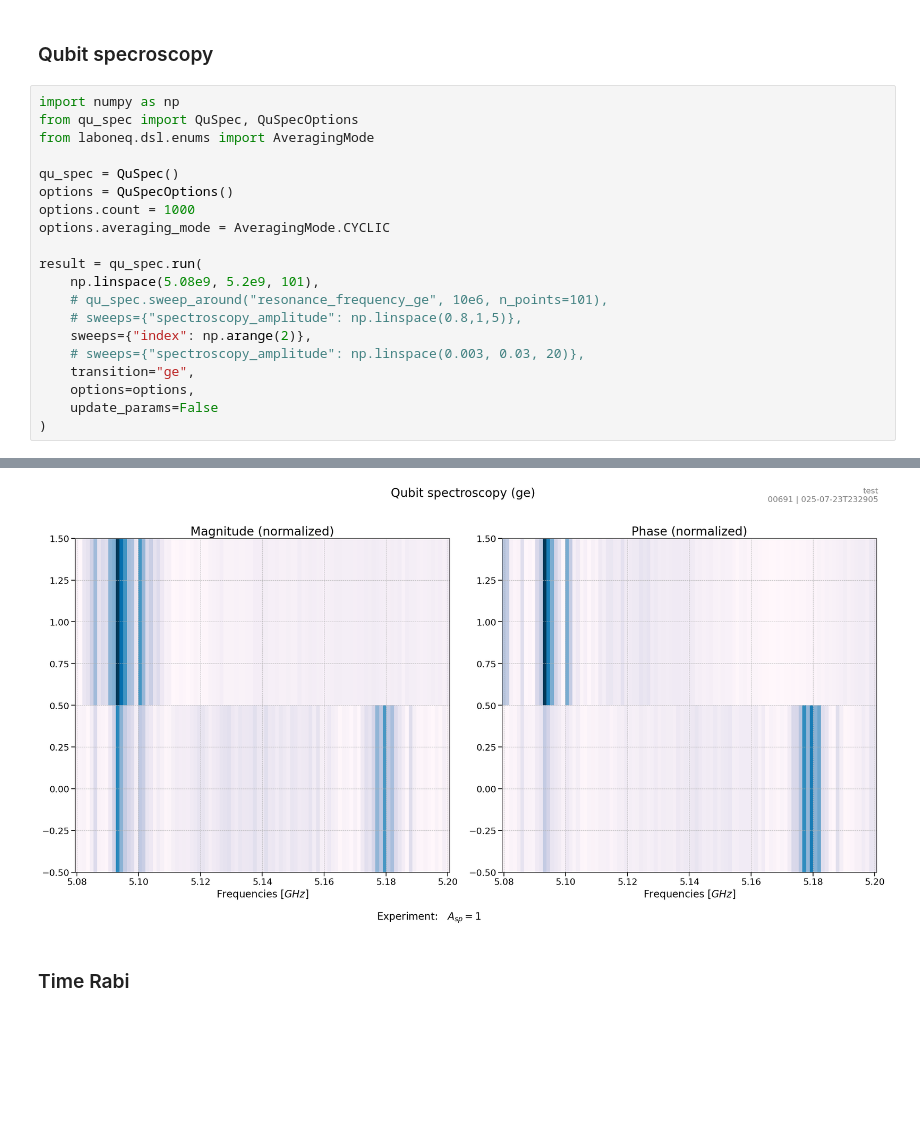
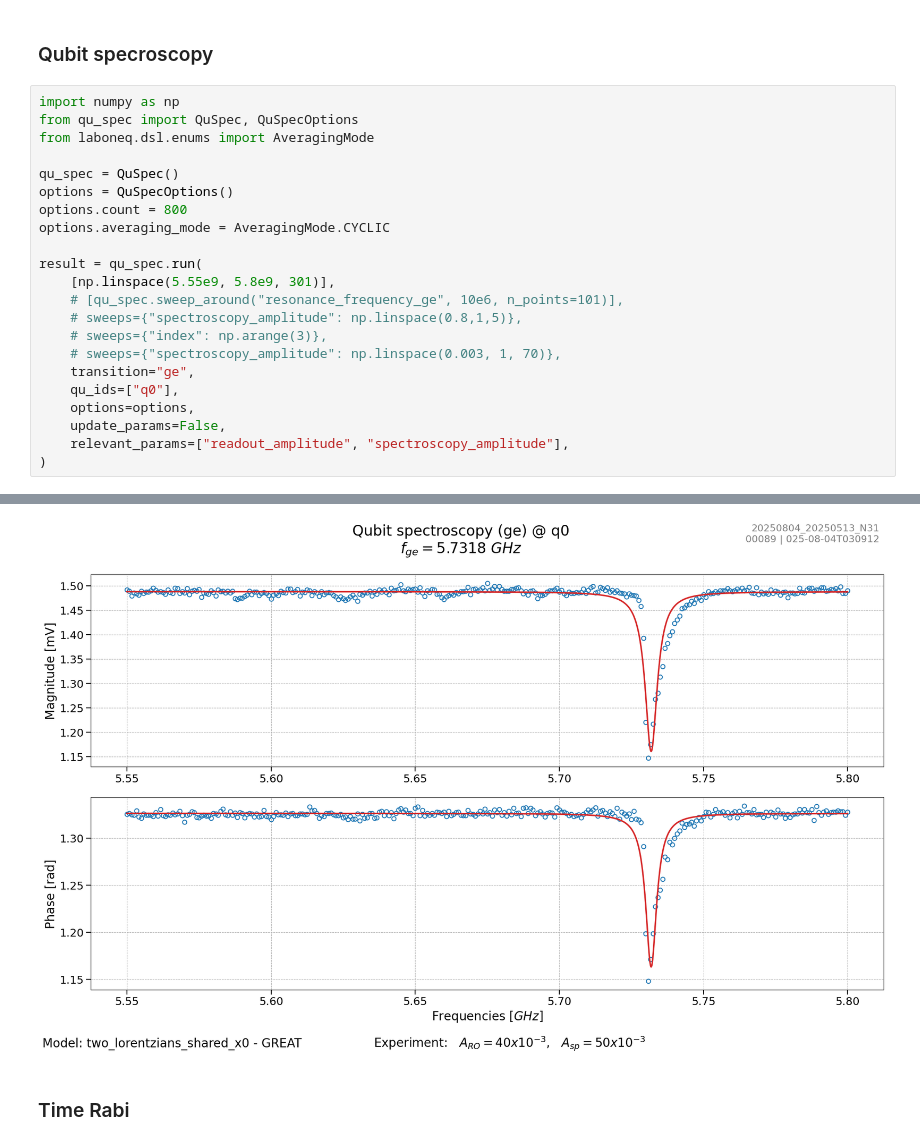
Before and after one commit to SQIL-EPFL/sqil-experiments, a Jupyter notebook: sqil_experiments/measurements/measure.ipynb, the cells around one changed output, grey strips where cells are left out. Cells and saved outputs as stored; diff of their text form; blank space fills up the shorter version.

```diff
--- a/sqil_experiments/measurements/measure.ipynb
+++ b/sqil_experiments/measurements/measure.ipynb
@@ -85,17 +84,19 @@ from laboneq.dsl.enums import AveragingMode
 
 qu_spec = QuSpec()
 options = QuSpecOptions()
-options.count = 1000
+options.count = 800
 options.averaging_mode = AveragingMode.CYCLIC
 
 result = qu_spec.run(
-    np.linspace(5.08e9, 5.2e9, 101),
-    # qu_spec.sweep_around("resonance_frequency_ge", 10e6, n_points=101),
+    [np.linspace(5.55e9, 5.8e9, 301)],
+    # [qu_spec.sweep_around("resonance_frequency_ge", 10e6, n_points=101)],
     # sweeps={"spectroscopy_amplitude": np.linspace(0.8,1,5)},
-    sweeps={"index": np.arange(2)},
-    # sweeps={"spectroscopy_amplitude": np.linspace(0.003, 0.03, 20)},
+    # sweeps={"index": np.arange(3)},
+    # sweeps={"spectroscopy_amplitude": np.linspace(0.003, 1, 70)},
     transition="ge",
+    qu_ids=["q0"],
     options=options,
-    update_params=False
+    update_params=False,
+    relevant_params=["readout_amplitude", "spectroscopy_amplitude"],
 )
 # %% [output]
@@ -128,4 +130,4 @@ result = qu_spec.run(
-[figure, old version]
+[figure, new version]
 # %% [markdown]
 ### Time Rabi
 # %%
```
Also changed, not shown: parts of 6 cells of this notebook, 7 other files.
